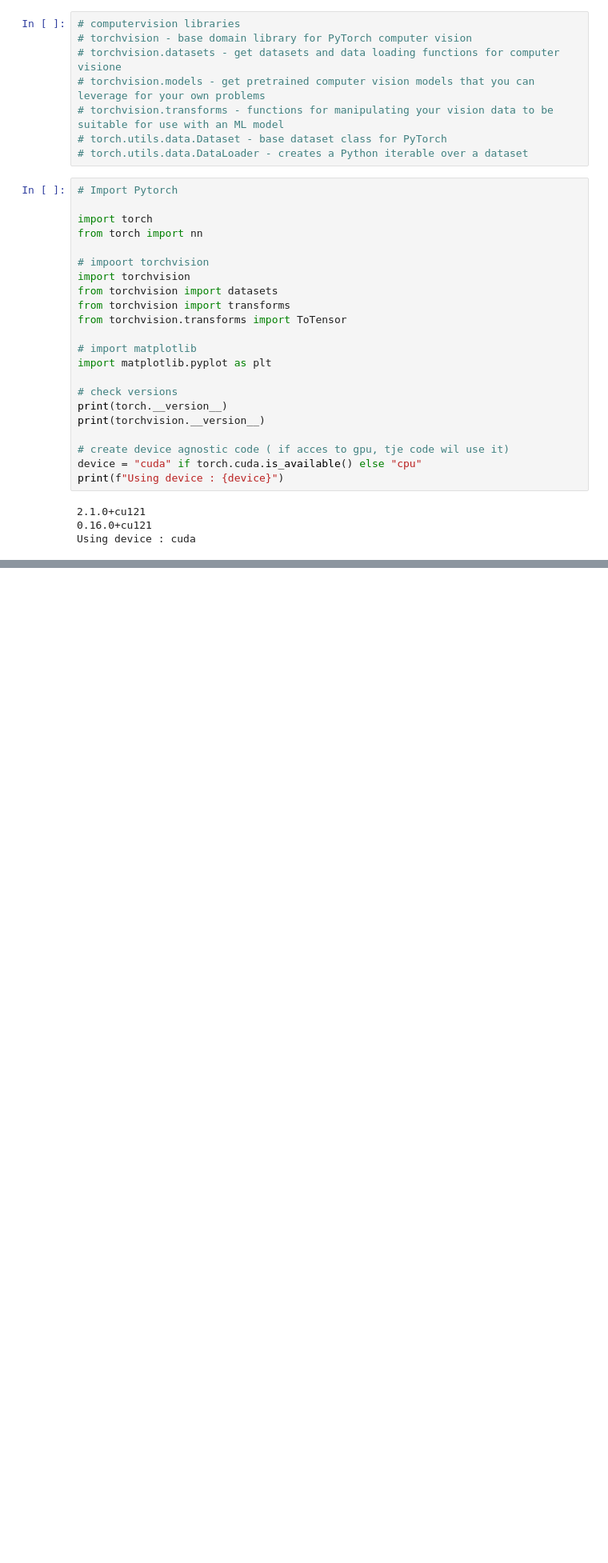
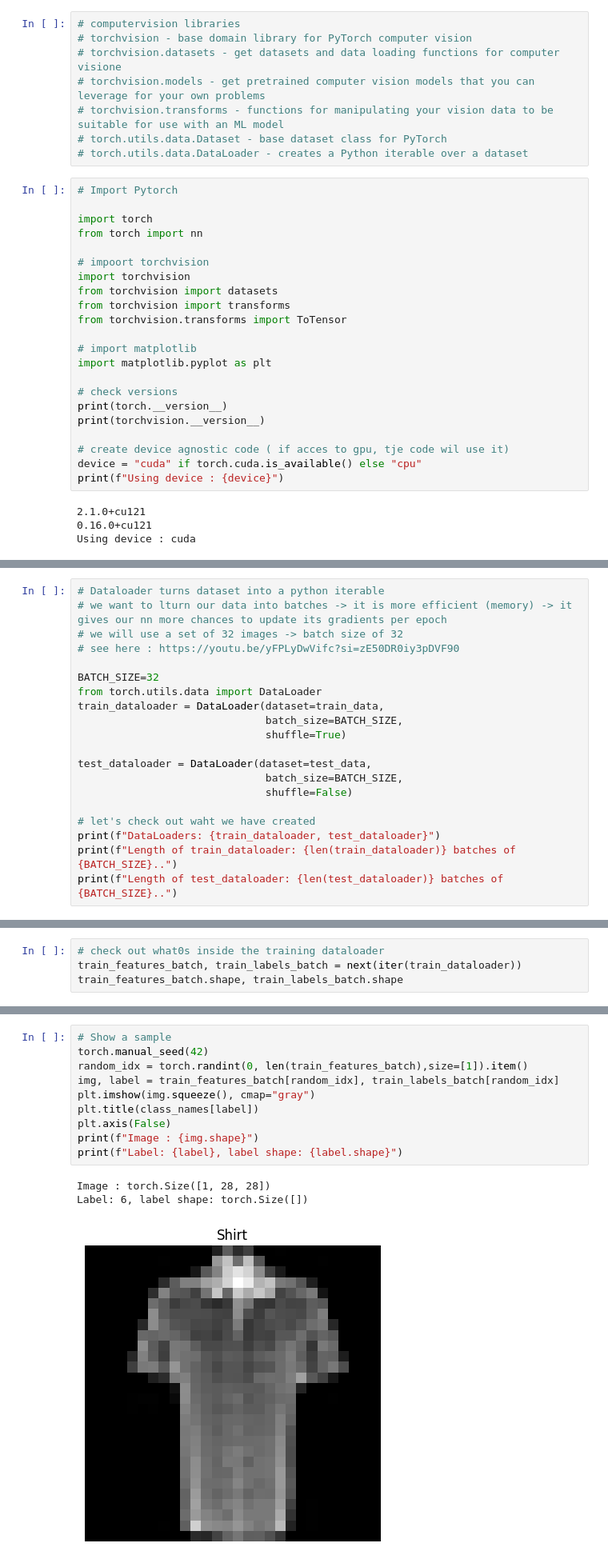
Before and after one commit to jevylux/pytorchtraining, a Jupyter notebook: pytorch_computervision_1.ipynb, the cells around one changed output, grey strips where cells are left out. Shown at 80% size. Cells and saved outputs as stored; diff of their text form; blank space fills up the shorter version.

```diff
--- a/pytorch_computervision_1.ipynb
+++ b/pytorch_computervision_1.ipynb
@@ -40,0 +188,20 @@ Using device : cuda
+# %%
+# Dataloader turns dataset into a python iterable
+# we want to lturn our data into batches -> it is more efficient (memory) -> it gives our nn more chances to update its gradients per epoch
+# we will use a set of 32 images -> batch size of 32
+# see here : https://youtu.be/yFPLyDwVifc?si=zE50DR0iy3pDVF90
+
+BATCH_SIZE=32
+from torch.utils.data import DataLoader
+train_dataloader = DataLoader(dataset=train_data,
+                              batch_size=BATCH_SIZE,
+                              shuffle=True)
+
+test_dataloader = DataLoader(dataset=test_data,
+                              batch_size=BATCH_SIZE,
+                              shuffle=False)
+
+# let's check out waht we have created
+print(f"DataLoaders: {train_dataloader, test_dataloader}")
+print(f"Length of train_dataloader: {len(train_dataloader)} batches of {BATCH_SIZE}..")
+print(f"Length of test_dataloader: {len(test_dataloader)} batches of {BATCH_SIZE}..")
@@ -40,0 +212,4 @@ Using device : cuda
+# %%
+# check out what0s inside the training dataloader
+train_features_batch, train_labels_batch = next(iter(train_dataloader))
+train_features_batch.shape, train_labels_batch.shape
@@ -40,0 +218,14 @@ Using device : cuda
+# %%
+# Show a sample
+torch.manual_seed(42)
+random_idx = torch.randint(0, len(train_features_batch),size=[1]).item()
+img, label = train_features_batch[random_idx], train_labels_batch[random_idx]
+plt.imshow(img.squeeze(), cmap="gray")
+plt.title(class_names[label])
+plt.axis(False)
+print(f"Image : {img.shape}")
+print(f"Label: {label}, label shape: {label.shape}")
+# %% [output]
+Image : torch.Size([1, 28, 28])
+Label: 6, label shape: torch.Size([])
+[figure, added]
```
Also changed, not shown: parts of 13 cells of this notebook.
